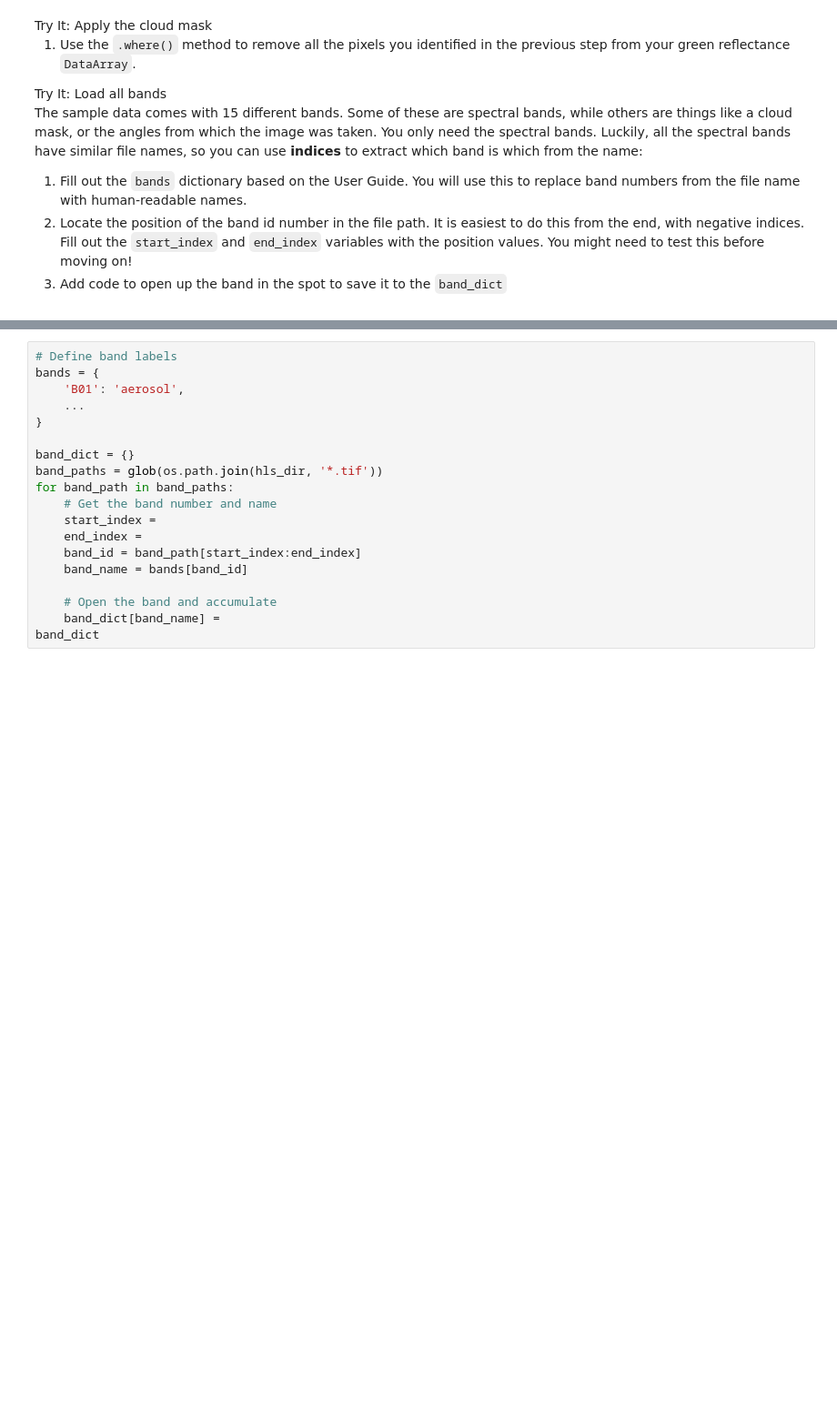
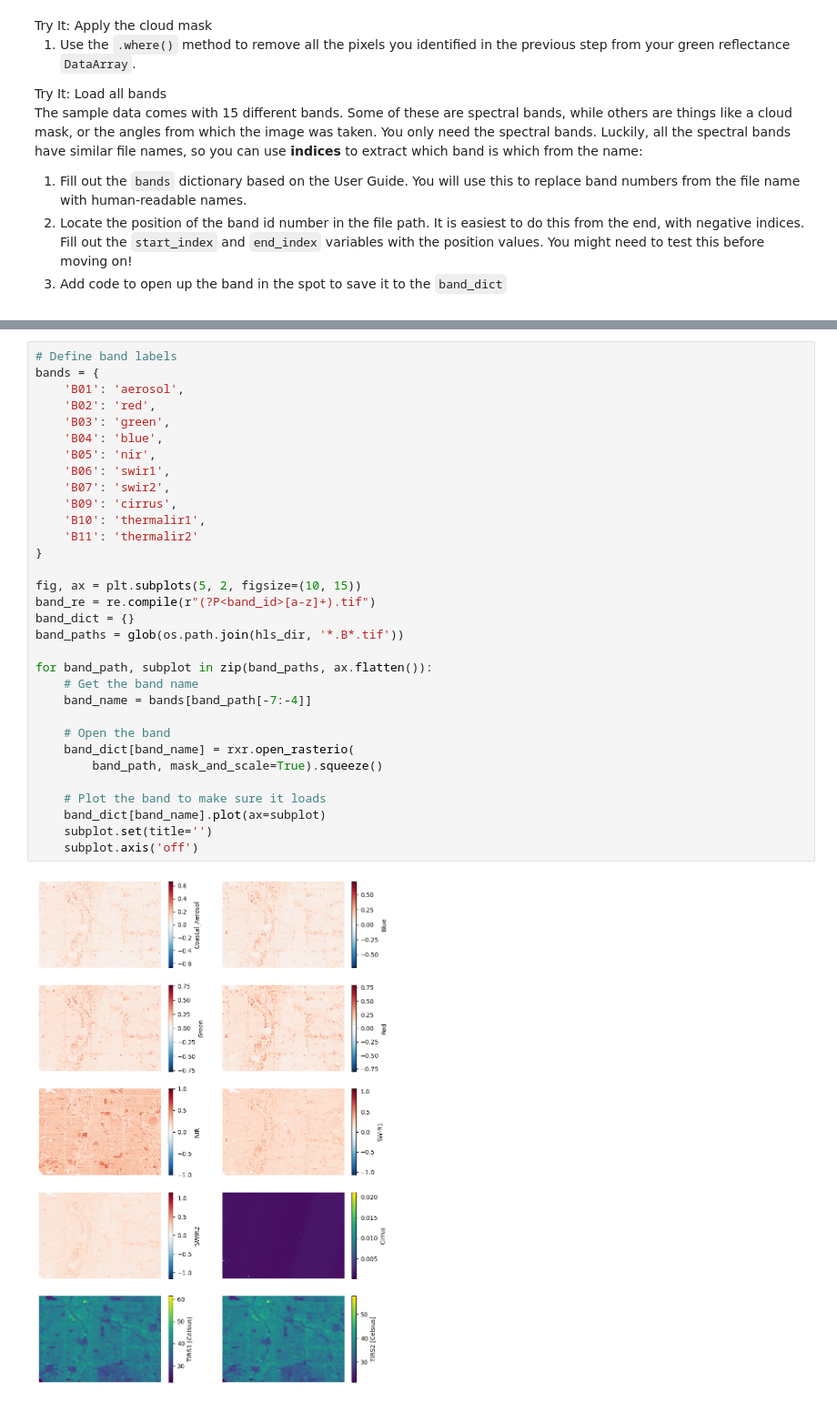
Before and after one commit to earthlab-education/fundamentals-04-redlining-atticusbaker, a Jupyter notebook: notebooks/redlining-32-wrangle-multispectral.ipynb, the cells around one changed output, grey strips where cells are left out. Shown at 91% size. Drawn from its saved outputs; the diff is of its cells as text; blank space fills up the shorter version.

```diff
--- a/notebooks/redlining-32-wrangle-multispectral.ipynb
+++ b/notebooks/redlining-32-wrangle-multispectral.ipynb
@@ -223,21 +275,36 @@ position values. You might need to test this before moving on!</li>
 # %%
 # Define band labels
 bands = {
     'B01': 'aerosol',
-    ...
+    'B02': 'red',
+    'B03': 'green',
+    'B04': 'blue',
+    'B05': 'nir',
+    'B06': 'swir1',
+    'B07': 'swir2',
+    'B09': 'cirrus',
+    'B10': 'thermalir1',
+    'B11': 'thermalir2'
 }
 
+fig, ax = plt.subplots(5, 2, figsize=(10, 15))
+band_re = re.compile(r"(?P<band_id>[a-z]+).tif")
 band_dict = {}
-band_paths = glob(os.path.join(hls_dir, '*.tif'))
-for band_path in band_paths:
-    # Get the band number and name
-    start_index =
-    end_index =
-    band_id = band_path[start_index:end_index]
-    band_name = bands[band_id]
+band_paths = glob(os.path.join(hls_dir, '*.B*.tif'))
 
-    # Open the band and accumulate
-    band_dict[band_name] =
-band_dict
+for band_path, subplot in zip(band_paths, ax.flatten()):
+    # Get the band name
+    band_name = bands[band_path[-7:-4]]
+
+    # Open the band
+    band_dict[band_name] = rxr.open_rasterio(
+        band_path, mask_and_scale=True).squeeze()
+
+    # Plot the band to make sure it loads
+    band_dict[band_name].plot(ax=subplot)
+    subplot.set(title='')
+    subplot.axis('off')
+# %% [output]
+[figure, added]
 # %%
 %store band_dict
```
Also changed, not shown: parts of 7 cells of this notebook, 3 other files.
